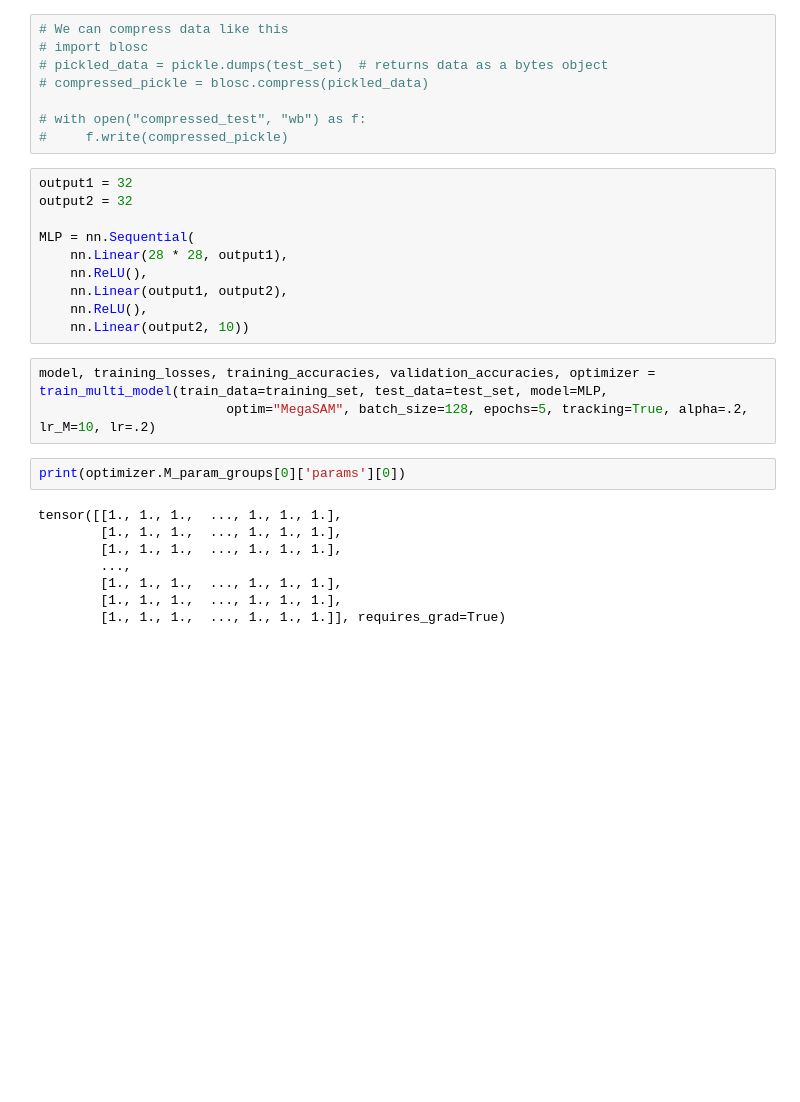
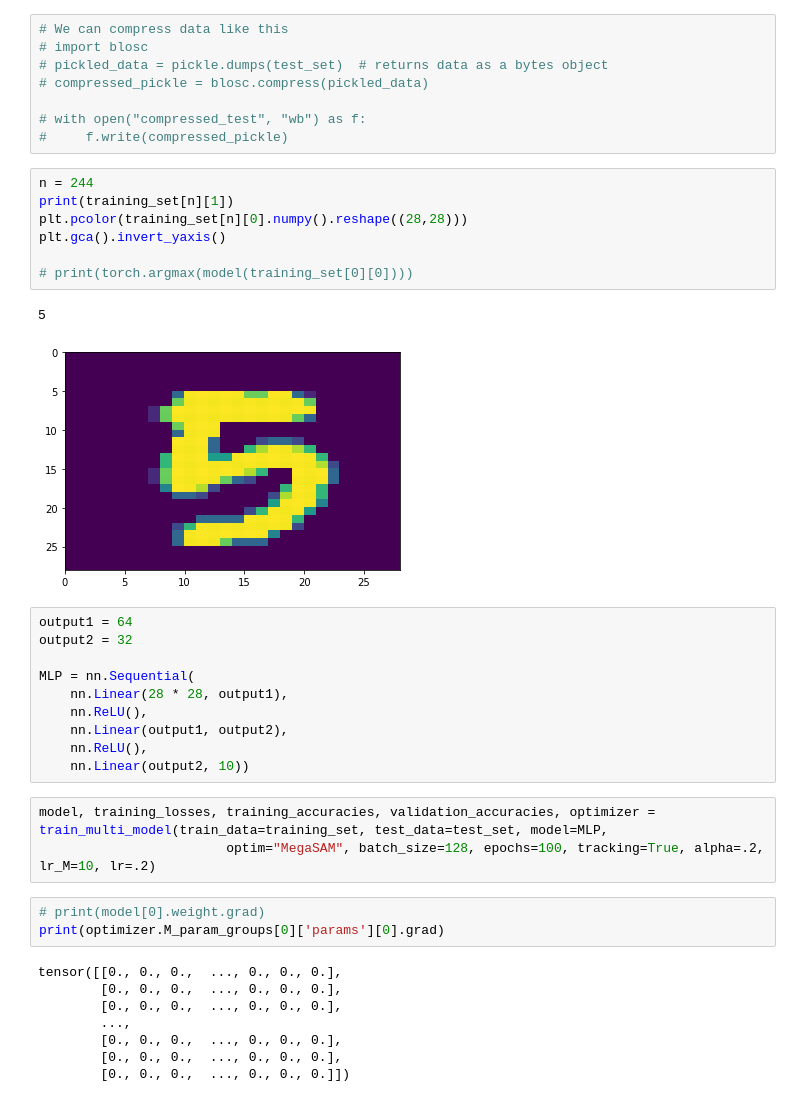
Before and after one commit to zsiga007/Summer-2022, a Jupyter notebook: MegaAdaptiveSAM/MegaSAM/test_notebook.ipynb, the cells around one changed output. Cells and saved outputs as stored; diff of their text form; blank space fills up the shorter version.

```diff
--- a/MegaAdaptiveSAM/MegaSAM/test_notebook.ipynb
+++ b/MegaAdaptiveSAM/MegaSAM/test_notebook.ipynb
@@ -41,8 +41,18 @@ test_set = pickle.loads(depressed_pickle)
 
 # with open("compressed_test", "wb") as f:
 #     f.write(compressed_pickle)
+# %%
+n = 244
+print(training_set[n][1])
+plt.pcolor(training_set[n][0].numpy().reshape((28,28)))
+plt.gca().invert_yaxis()
+
+# print(torch.argmax(model(training_set[0][0])))
+# %% [output]
+5
+[figure, added]
 # %%
-output1 = 32
+output1 = 64
 output2 = 32
 
 MLP = nn.Sequential(
@@ -53,14 +63,15 @@ MLP = nn.Sequential(
     nn.Linear(output2, 10))
 # %%
 model, training_losses, training_accuracies, validation_accuracies, optimizer = train_multi_model(train_data=training_set, test_data=test_set, model=MLP,
-                        optim="MegaSAM", batch_size=128, epochs=5, tracking=True, alpha=.2, lr_M=10, lr=.2)
+                        optim="MegaSAM", batch_size=128, epochs=100, tracking=True, alpha=.2, lr_M=10, lr=.2)
 # %%
-print(optimizer.M_param_groups[0]['params'][0])
+# print(model[0].weight.grad)
+print(optimizer.M_param_groups[0]['params'][0].grad)
 # %% [output]
-tensor([[1., 1., 1.,  ..., 1., 1., 1.],
-        [1., 1., 1.,  ..., 1., 1., 1.],
-        [1., 1., 1.,  ..., 1., 1., 1.],
+tensor([[0., 0., 0.,  ..., 0., 0., 0.],
+        [0., 0., 0.,  ..., 0., 0., 0.],
+        [0., 0., 0.,  ..., 0., 0., 0.],
         ...,
-        [1., 1., 1.,  ..., 1., 1., 1.],
-        [1., 1., 1.,  ..., 1., 1., 1.],
-        [1., 1., 1.,  ..., 1., 1., 1.]], requires_grad=True)
+        [0., 0., 0.,  ..., 0., 0., 0.],
+        [0., 0., 0.,  ..., 0., 0., 0.],
+        [0., 0., 0.,  ..., 0., 0., 0.]])
```
Also changed, not shown: parts of 5 cells of this notebook, 3 other files.
